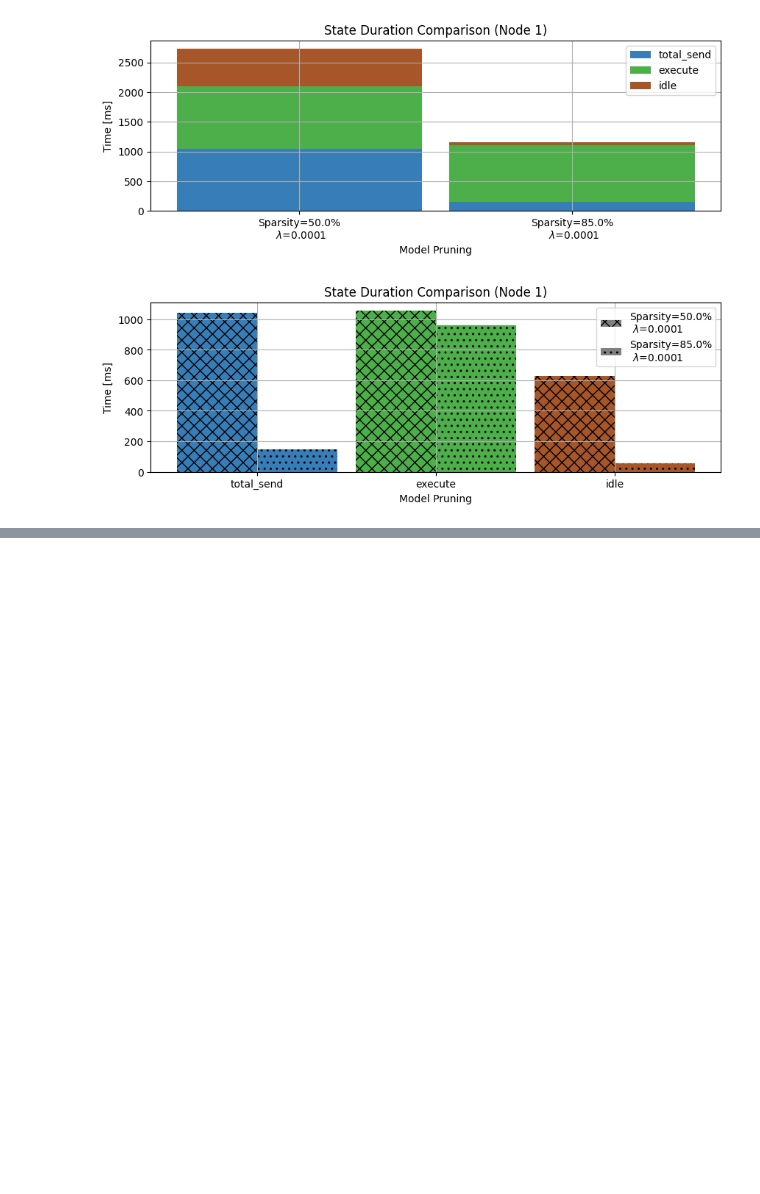
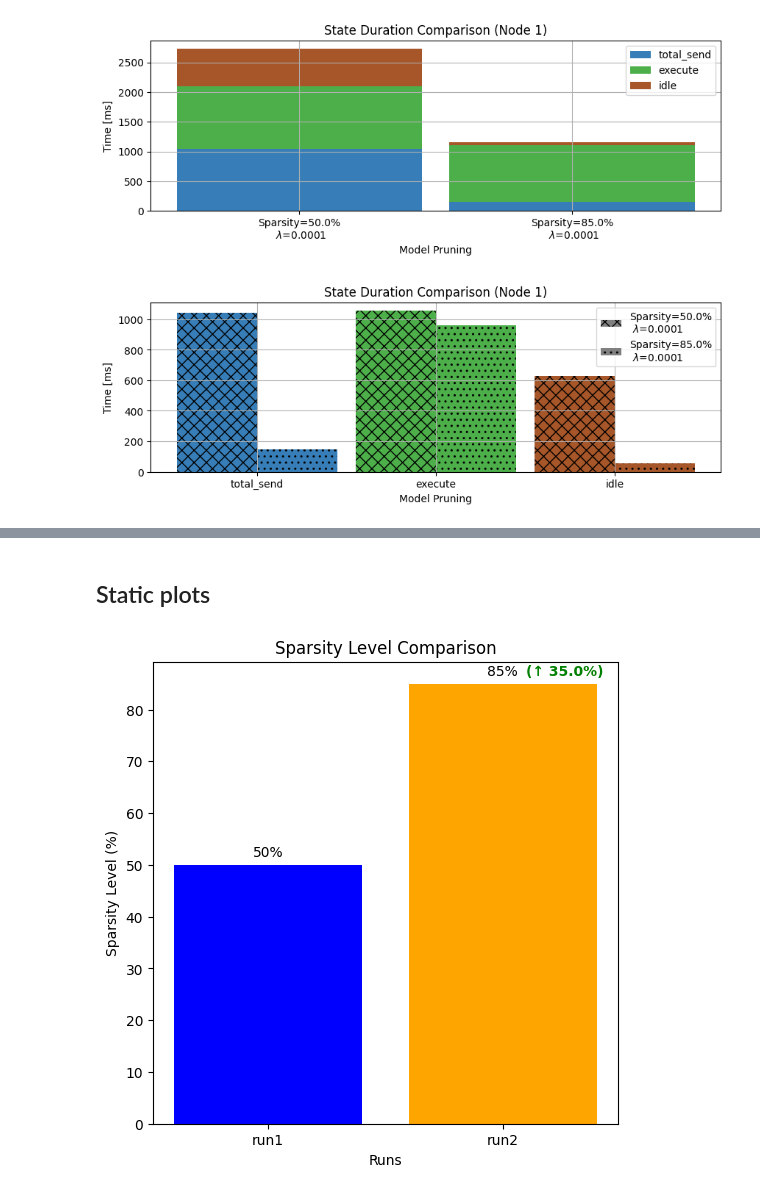
Before and after one commit to neu-spiral/CaP2, a Jupyter notebook: sandbox/plot_timing.ipynb, the cells around one changed output, grey strips where cells are left out. Cells and saved outputs as stored; diff of their text form; code cells hidden in the pictures; blank space fills up the shorter version.

```diff
--- a/sandbox/plot_timing.ipynb
+++ b/sandbox/plot_timing.ipynb
@@ -449,0 +965,2 @@ if DO_SAVE:
+# %% [markdown]
+## Static plots
@@ -449,0 +996,49 @@ if DO_SAVE:
+# %%
+# First plot: Sparsity level comparison
+sparsity_values = [sparsity_levels[run] for run in runs]  # Convert to percentages
+
+plt.figure(figsize=(6, 6))
+bars = plt.bar(runs, sparsity_values, color=[colors[run] for run in runs])
+plt.xlabel('Runs')
+plt.ylabel('Sparsity Level (%)')
+plt.title('Sparsity Level Comparison')
+
+# Adding value labels and percentage change for run2
+for idx, (bar, value) in enumerate(zip(bars, sparsity_values)):
+    x = bar.get_x() + bar.get_width() / 2
+    y = bar.get_height()
+    # Value label
+    plt.text(x, y + 1, f'{value:.0f}%', ha='center', va='bottom')
+
+    # For run2, add percentage change compared to run1
+    if runs[idx] == 'run2':
+        sparsity_run1 = sparsity_levels['run1']
+        sparsity_run2 = sparsity_levels['run2']
+        if sparsity_run1 != 0:
+            percentage_change_sparsity = (sparsity_run2 - sparsity_run1)
+        else:
+            percentage_change_sparsity = 0  # Avoid division by zero
+
+        # Determine arrow and color
+        if percentage_change_sparsity > 0:
+            arrow = '↑'
+            color = 'green'  # Increase is positive for sparsity
+        elif percentage_change_sparsity < 0:
+            arrow = '↓'
+            color = 'red'    # Decrease is negative for sparsity
+        else:
+            arrow = ''
+            color = 'black'
+
+        # Format percentage change
+        percentage_change_text = f"({arrow} {abs(percentage_change_sparsity):.1f}%)"
+        # Place the percentage change text next to the value label
+        plt.text(x + 0.1, y + 1, percentage_change_text,
+                 ha='left', va='bottom', color=color, fontweight='bold')
+
+if DO_SAVE:
+    plt.savefig(os.path.join(save_dir, 'sparsity_level_comparison.png'), bbox_inches='tight')
+
+plt.show()
+# %% [output]
+[figure, added]
```
Also changed, not shown: parts of 17 cells of this notebook.
